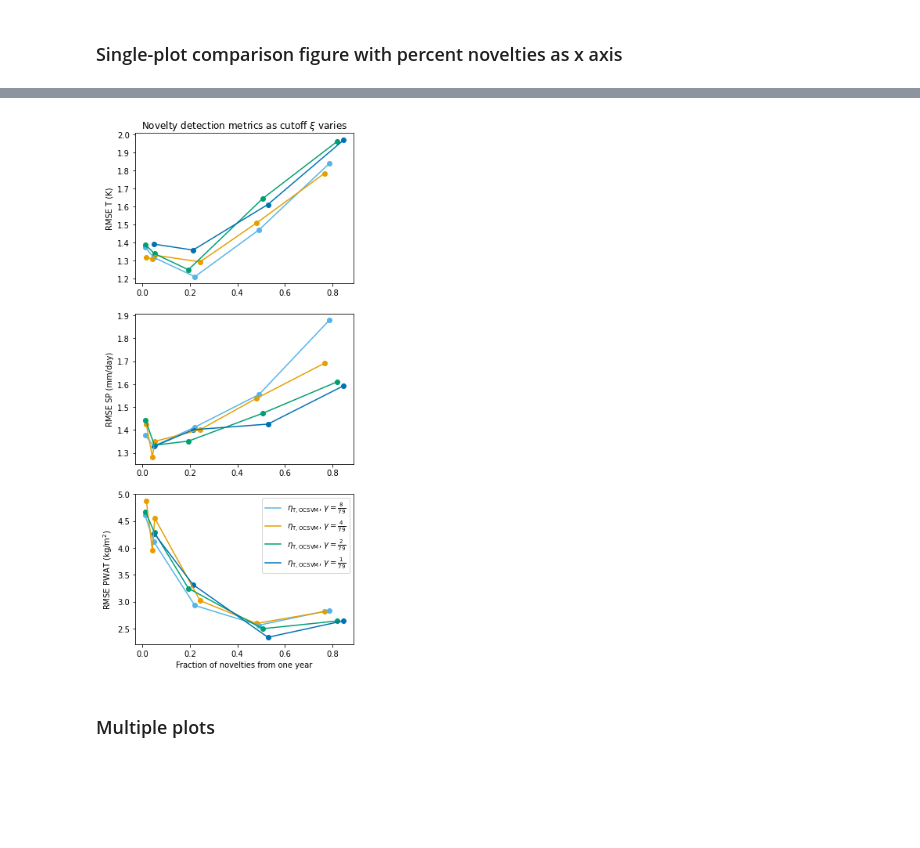
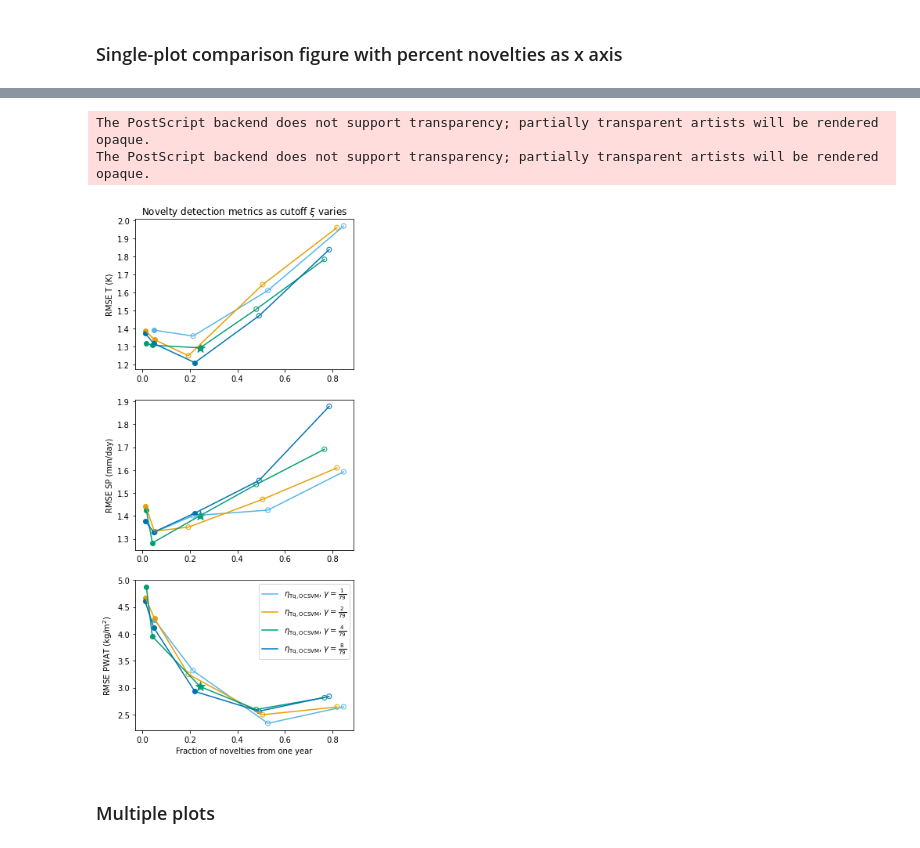
Before and after one commit to ai2cm/out-of-sample, a Jupyter notebook: plot_generation_scripts/parameters.ipynb, the cells around one changed output, grey strips where cells are left out. Saved outputs shown, nothing was run; the diff lists cells and outputs as text; code cells hidden in the pictures; blank space fills up the shorter version.

Commit message:
update plot nbs

```diff
--- a/plot_generation_scripts/parameters.ipynb
+++ b/plot_generation_scripts/parameters.ipynb
@@ -5,2 +1,14 @@ from run_dict import RUN_DICT, BASELINE_ALG, ML_ONLY_ALG, OCSVM_ALG, CUTOFF
+# %%
+import data_retrieval_utils as dru
+import matplotlib.pyplot as plt
+from run_dict import RUN_DICT, BASELINE_ALG, ML_ONLY_ALG, OCSVM_ALG, CUTOFF
+
+MIN_REFERENCE_IN_SAMPLE_PERCENT = 95
+
+
+def save_fig(name: str, dpi: int=150,):
+    plt.savefig(f"figures/pdf/{name}.pdf", dpi=dpi, bbox_inches='tight')
+    plt.savefig(f"figures/png/{name}.png", dpi=dpi, bbox_inches='tight')
+    plt.savefig(f"figures/eps/{name}.eps", format="eps", bbox_inches='tight')
 # %%
 gammas = {
@@ -23,3 +32,8 @@ metrics = dru.get_metrics(RUN_DICT)
 novelty_fractions = dru.get_novelty_fractions(RUN_DICT)
 # %% [markdown]
 ### Single-plot comparison figure with percent novelties as x axis
+# %%
+# Get the first four colors from the colorblind color cycle
+import fv3viz
+fv3viz.use_colorblind_friendly_style()
+colors = plt.rcParams['axes.prop_cycle'].by_key()['color'][:4]
@@ -26,22 +68,53 @@ novelty_fractions = dru.get_novelty_fractions(RUN_DICT)
 # %%
 fig = plt.figure(figsize=(5, 12))
-for gamma in gammas:
+for gamma, c in zip(gammas, colors):
     for i, metric_str in enumerate(metric_strs):
         ax = plt.subplot(3, 1, i+1)
         metric = [metrics[j][metric_str]["value"] for j in ocsvm_names[gamma]]
         novelty_fracs, metric_online = zip(*sorted(zip([novelty_fractions[name] for name in ocsvm_names[gamma]], metric)))
-        ax.plot(novelty_fracs, metric_online, label=r"$\eta_{\mathrm{T, OCSVM}}$, " +  gammas[gamma] + r"")
-        ax.scatter([novelty_fractions[name] for name in ocsvm_names[gamma]], metric)
+        ax.plot(novelty_fracs, metric_online, label=r"$\eta_{\mathrm{Tq, OCSVM}}$, " +  gammas[gamma] + r"", color=c)
+
+
+        for j,name in enumerate(ocsvm_names[gamma]):
+
+            percent_in_sample_ref = RUN_DICT[name].get("percent_reference_in_sample", 0)
+            if percent_in_sample_ref > MIN_REFERENCE_IN_SAMPLE_PERCENT:
+                ax.scatter(
+                    [novelty_fractions[name],],
+                    metric[j],
+                    marker='o',
+                    facecolors=c,
+                    edgecolors = c
+                )
+            else:
+                ax.scatter(
+                    [novelty_fractions[name],],
+                    [metric[j],],
+                    marker='o',
+                    facecolors='none',
+                    edgecolors = c
+                )
+            if name =='ocsvm-gamma-4_79-75pct':
+                ax.scatter(
+                    [novelty_fractions[name],],
+                    metric[j],
+                    marker='*',
+                    s=150,
+                    facecolors=c,
+                    edgecolors = c
+                )
         ax.set_ylabel(metric_names[i])
         if i == 0:
             ax.set_title(r"Novelty detection metrics as cutoff $\xi$ varies")
         if i == 2:
             ax.set_xlabel("Fraction of novelties from one year")
 
 plt.legend()
-plt.show()
+save_fig('cutoff-frac-combo')
 # %% [output]
+The PostScript backend does not support transparency; partially transparent artists will be rendered opaque.
+The PostScript backend does not support transparency; partially transparent artists will be rendered opaque.
-[figure, old version]
+[figure, new version]
 # %% [markdown]
 ### Multiple plots
 # %%
```
Also changed, not shown: parts of 4 cells of this notebook, 5 other files.
